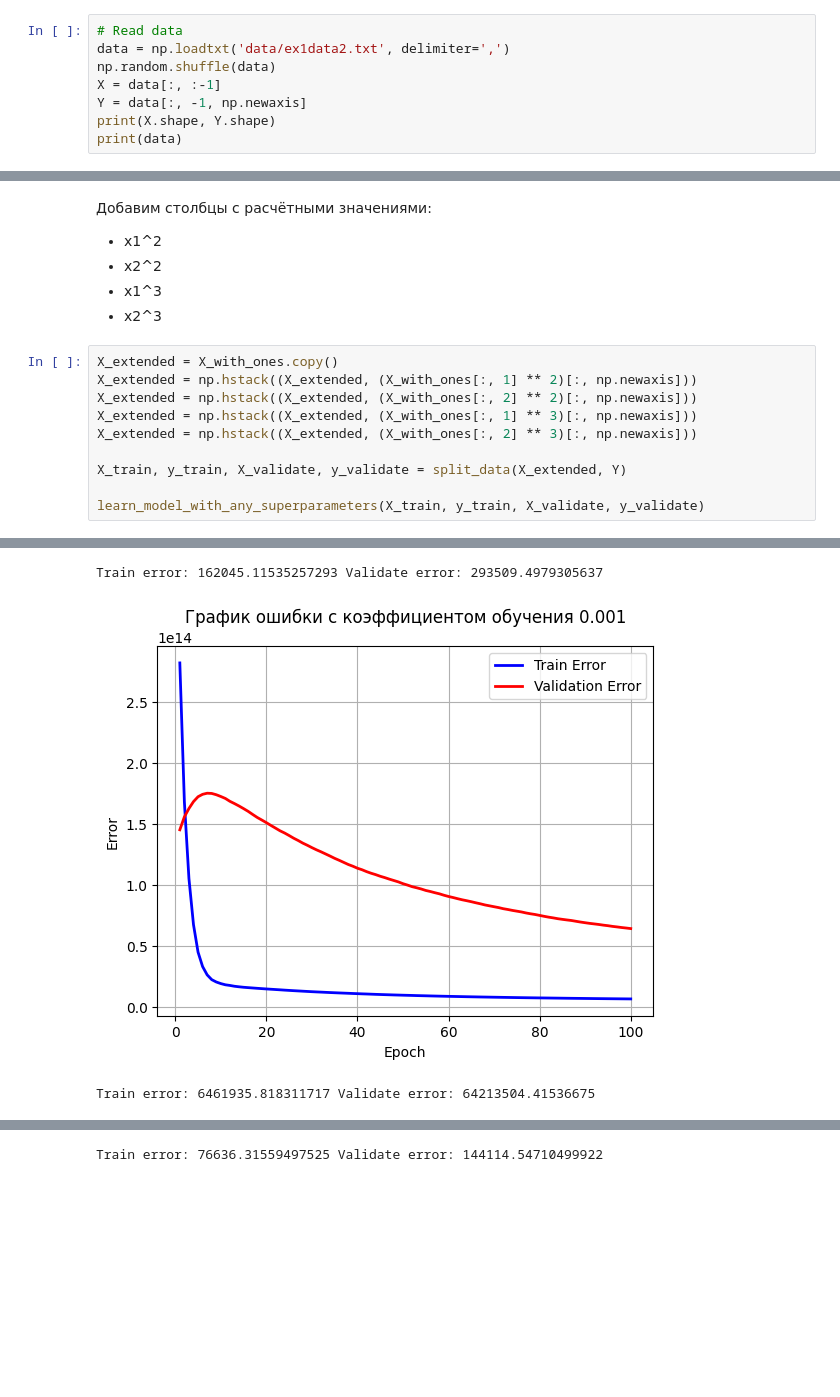
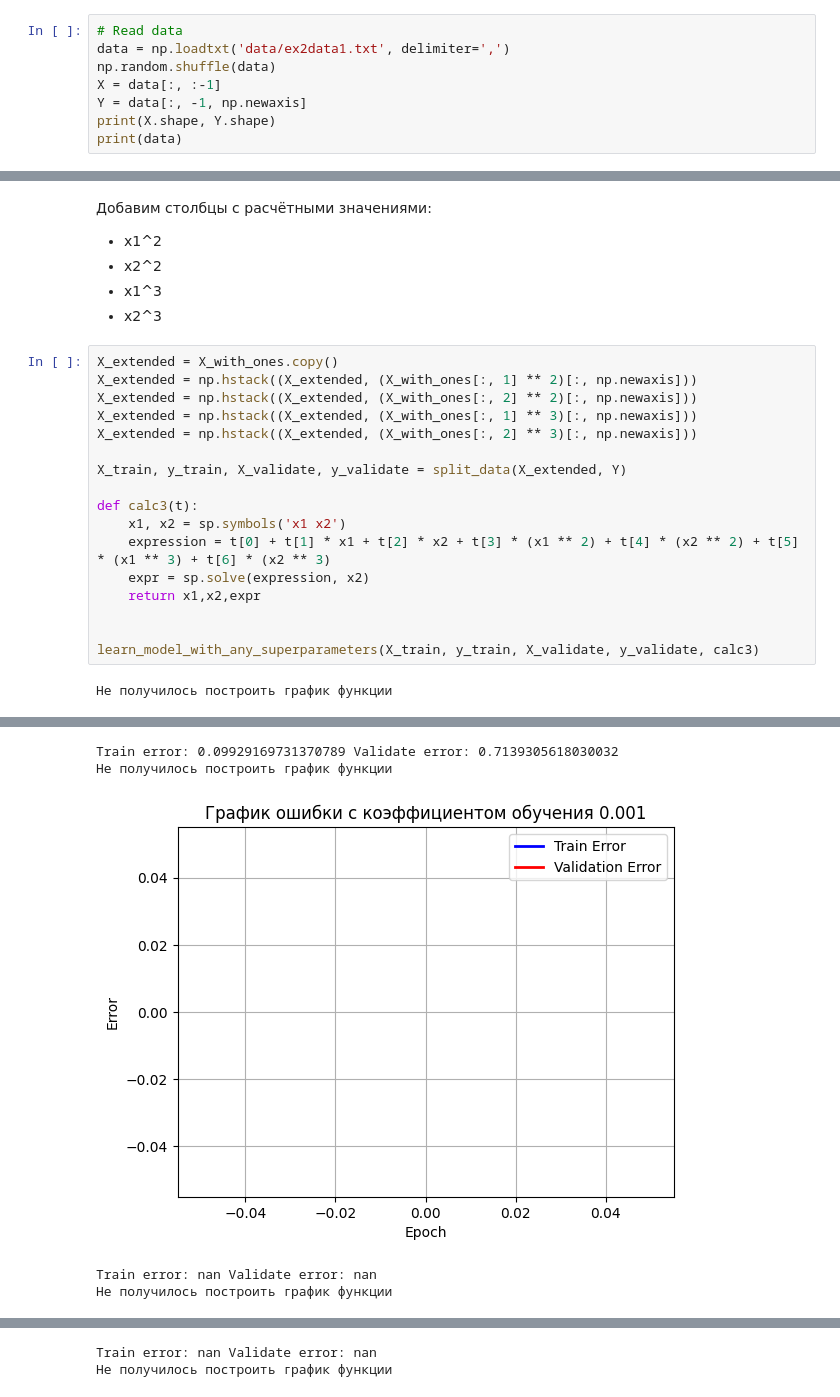
Before and after one commit to IlyaKolomoytsev/ai-lab3, a Jupyter notebook: main.ipynb, the cells around one changed output, grey strips where cells are left out. Saved outputs shown, nothing was run; the diff lists cells and outputs as text; blank space fills up the shorter version.

```diff
--- a/main.ipynb
+++ b/main.ipynb
@@ -9,7 +11,7 @@ import numpy as np
 from fontTools.misc.timeTools import epoch_diff
 # %%
 # Read data
-data = np.loadtxt('data/ex1data2.txt', delimiter=',')
+data = np.loadtxt('data/ex2data1.txt', delimiter=',')
 np.random.shuffle(data)
 X = data[:, :-1]
 Y = data[:, -1, np.newaxis]
@@ -220,5 +311,13 @@ X_extended = np.hstack((X_extended, (X_with_ones[:, 2] ** 3)[:, np.newaxis]))
 
 X_train, y_train, X_validate, y_validate = split_data(X_extended, Y)
 
-learn_model_with_any_superparameters(X_train, y_train, X_validate, y_validate)
+def calc3(t):
+    x1, x2 = sp.symbols('x1 x2')
+    expression = t[0] + t[1] * x1 + t[2] * x2 + t[3] * (x1 ** 2) + t[4] * (x2 ** 2) + t[5] * (x1 ** 3) + t[6] * (x2 ** 3)
+    expr = sp.solve(expression, x2)
+    return x1,x2,expr
+
+
+learn_model_with_any_superparameters(X_train, y_train, X_validate, y_validate, calc3)
 # %% [output]
+Не получилось построить график функции
@@ -226,3 +325,5 @@ learn_model_with_any_superparameters(X_train, y_train, X_validate, y_validate)
-Train error: 162045.11535257293 Validate error: 293509.4979305637
+Train error: 0.09929169731370789 Validate error: 0.7139305618030032
+Не получилось построить график функции
-[figure, old version]
+[figure, new version]
-Train error: 6461935.818311717 Validate error: 64213504.41536675
+Train error: nan Validate error: nan
+Не получилось построить график функции
@@ -230 +331,2 @@ Train error: 6461935.818311717 Validate error: 64213504.41536675
-Train error: 76636.31559497525 Validate error: 144114.54710499922
+Train error: nan Validate error: nan
+Не получилось построить график функции
```
Also changed, not shown: parts of 15 cells of this notebook.
